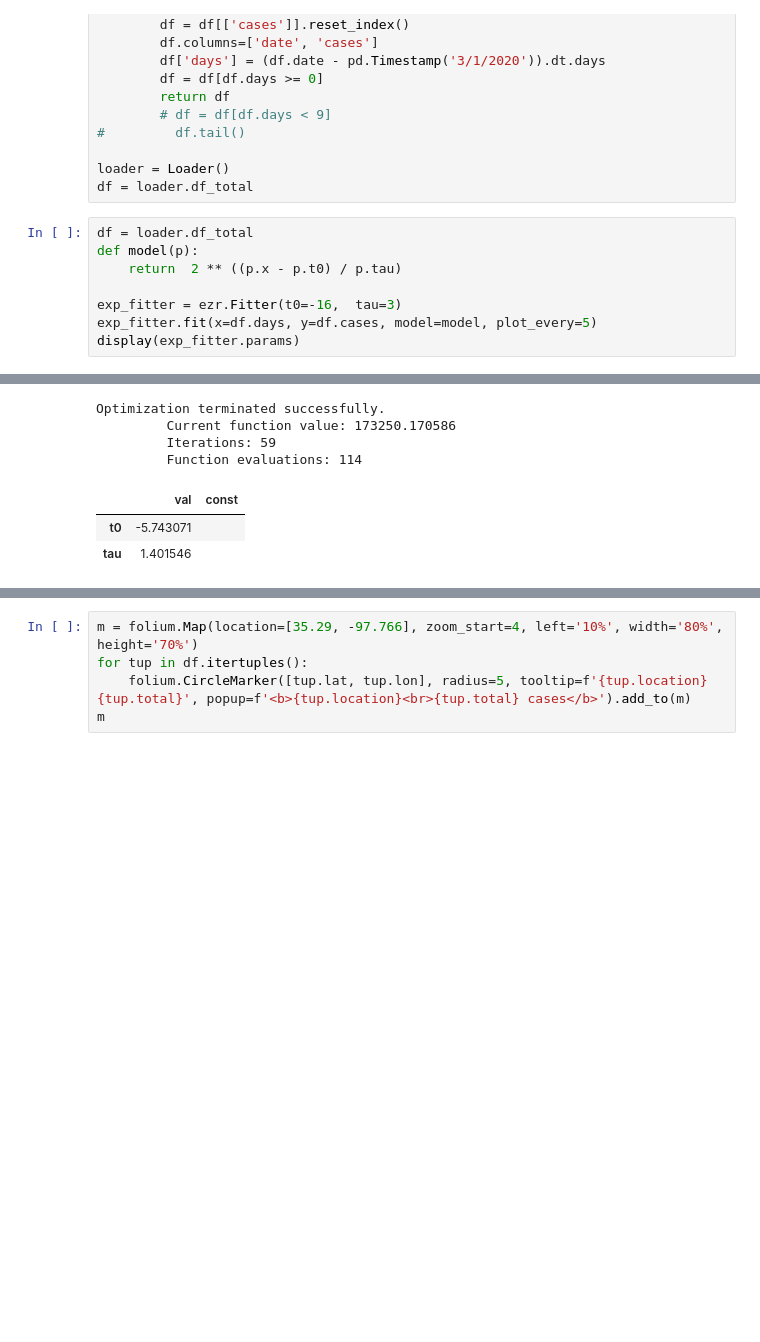
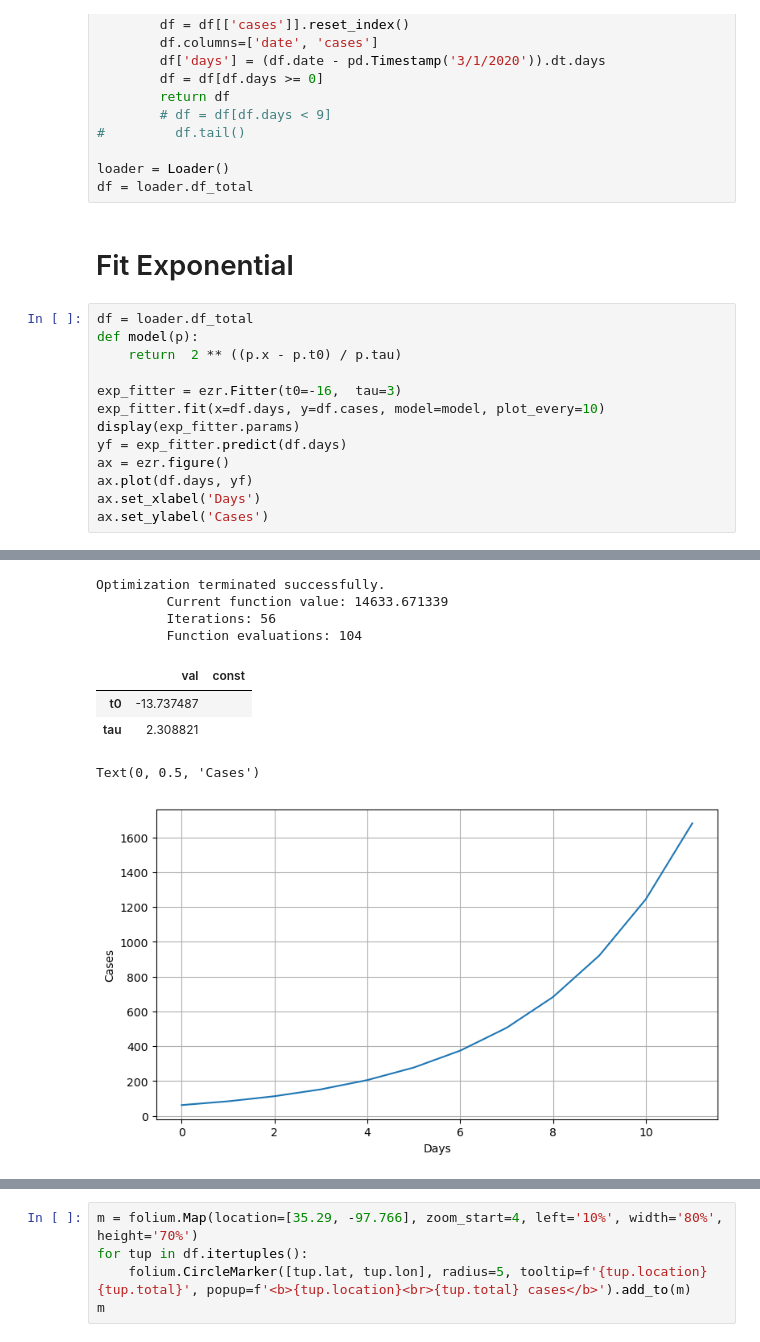
Before and after one commit to robdmc/COVID-19, a Jupyter notebook: us_corona.ipynb, the cells around one changed output, grey strips where cells are left out. Drawn from its saved outputs; the diff is of its cells as text; blank space fills up the shorter version.

```diff
--- a/us_corona.ipynb
+++ b/us_corona.ipynb
@@ -39,20 +43,29 @@ class Loader:
 
 loader = Loader()
 df = loader.df_total
+# %% [markdown]
+# Fit Exponential
 # %%
 df = loader.df_total
 def model(p):
     return  2 ** ((p.x - p.t0) / p.tau)
 
 exp_fitter = ezr.Fitter(t0=-16,  tau=3)
-exp_fitter.fit(x=df.days, y=df.cases, model=model, plot_every=5)
+exp_fitter.fit(x=df.days, y=df.cases, model=model, plot_every=10)
 display(exp_fitter.params)
+yf = exp_fitter.predict(df.days)
+ax = ezr.figure()
+ax.plot(df.days, yf)
+ax.set_xlabel('Days')
+ax.set_ylabel('Cases')
 # %% [output]
 [interactive output not drawn]
 Optimization terminated successfully.
-         Current function value: 173250.170586
-         Iterations: 59
-         Function evaluations: 114
+         Current function value: 14633.671339
+         Iterations: 56
+         Function evaluations: 104
 |  | val | const |
-| t0 | -5.743071 |  |
-| tau | 1.401546 |  |
+| t0 | -13.737487 |  |
+| tau | 2.308821 |  |
+Text(0, 0.5, 'Cases')
+[figure, added]
```
Also changed, not shown: parts of 15 cells of this notebook, 1 other file.
